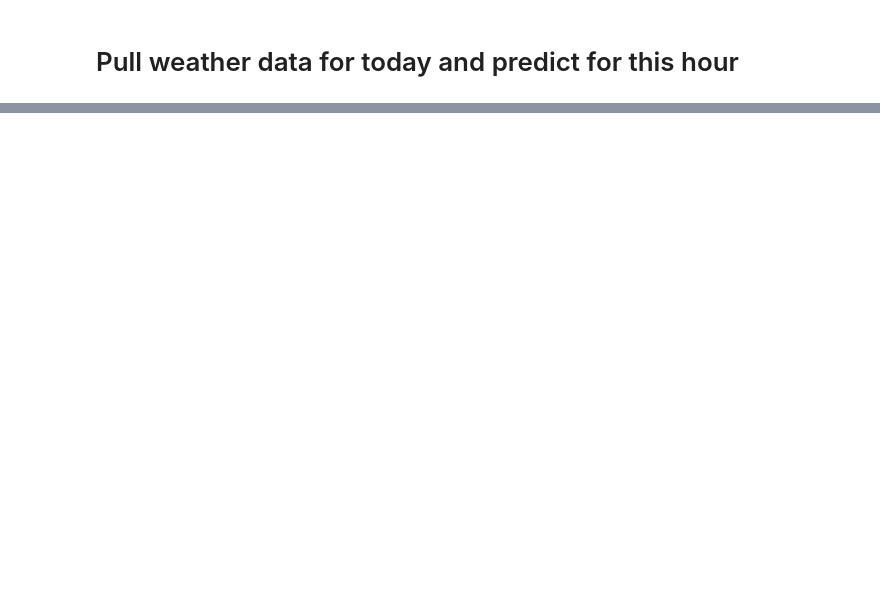
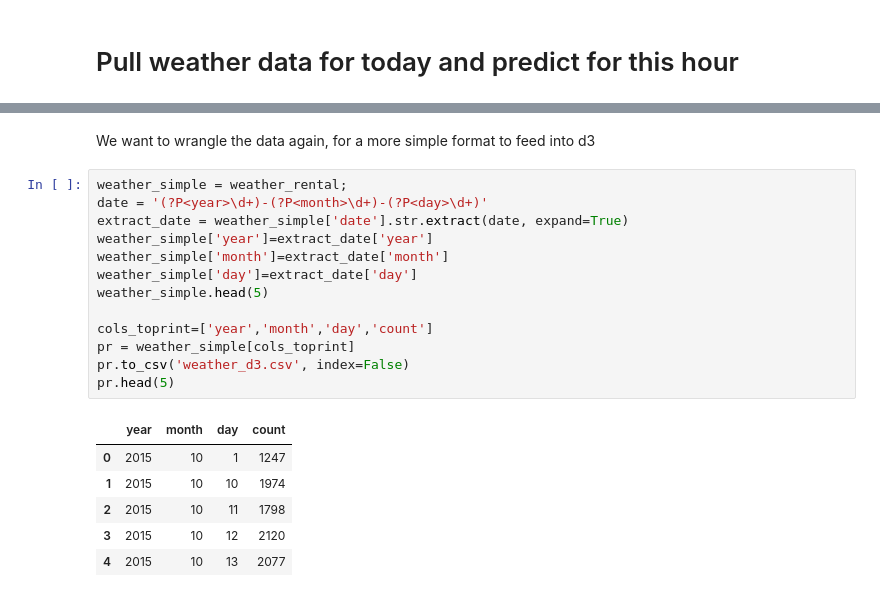
Before and after one commit to hyunhw/Practice-and-notes, a Jupyter notebook: Machine-learning/Decision Trees/Predicting Bike Rental-by day.ipynb, the cells around one changed output, grey strips where cells are left out. Drawn from its saved outputs; the diff is of its cells as text; blank space fills up the shorter version.

```diff
--- a/Machine-learning/Decision Trees/Predicting Bike Rental-by day.ipynb
+++ b/Machine-learning/Decision Trees/Predicting Bike Rental-by day.ipynb
@@ -322,0 +348,22 @@ array([2])
+# %% [markdown]
+We want to wrangle the data again, for a more simple format to feed into d3
+# %%
+weather_simple = weather_rental;
+date = '(?P<year>\d+)-(?P<month>\d+)-(?P<day>\d+)'
+extract_date = weather_simple['date'].str.extract(date, expand=True)
+weather_simple['year']=extract_date['year']
+weather_simple['month']=extract_date['month']
+weather_simple['day']=extract_date['day']
+weather_simple.head(5)
+
+cols_toprint=['year','month','day','count']
+pr = weather_simple[cols_toprint]
+pr.to_csv('weather_d3.csv', index=False)
+pr.head(5)
+# %% [output]
+|  | year | month | day | count |
+| 0 | 2015 | 10 | 1 | 1247 |
+| 1 | 2015 | 10 | 10 | 1974 |
+| 2 | 2015 | 10 | 11 | 1798 |
+| 3 | 2015 | 10 | 12 | 2120 |
+| 4 | 2015 | 10 | 13 | 2077 |
```
Also changed, not shown: parts of 7 cells of this notebook, 2 other files.
